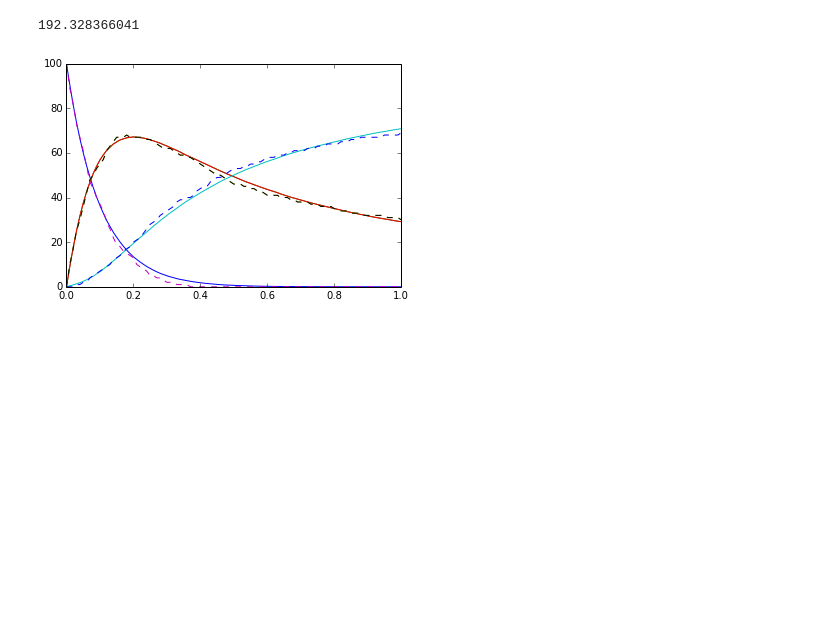
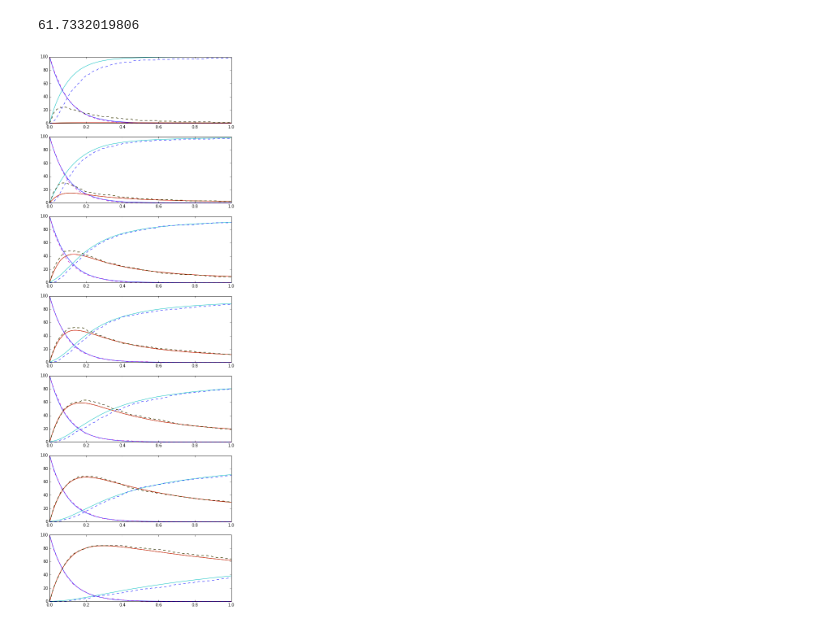
Before and after one commit to ahellander/pyurdme, a Jupyter notebook: examples/micro1/Example1.ipynb, the cells around one changed output. Drawn from its saved outputs; the diff is of its cells as text; code cells hidden in the pictures; blank space fills up the shorter version.

```diff
--- a/examples/micro1/Example1.ipynb
+++ b/examples/micro1/Example1.ipynb
@@ -62,10 +62,12 @@ class Example2(pyurdme.URDMEModel):
 
         # Geometry
         sphere = mshr.Sphere(dolfin.Point(0.0, 0.0, 0.0), (3*V/(4*pi))**0.3333333)
-        self.mesh = pyurdme.URDMEMesh(mesh=mshr.generate_mesh(sphere, 5))
-        #self.mesh = pyurdme.URDMEMesh.read_mesh('funny_geom2.msh')
+        print (3*V/(4*pi))**0.3333333
+        self.mesh = pyurdme.URDMEMesh(mesh=mshr.generate_mesh(sphere, 20))
+#         self.mesh = pyurdme.URDMEMesh.read_mesh('torus.msh')
 
-
+        self.add_subdomain(Membrane(), 2)
+        self.restrict(species=S2,subdomains=[2])
 
         # Reactions
         R1 = pyurdme.Reaction(name="R1",reactants={S1:1},products={S11:1,S12:1},massaction=True, rate=kd)
@@ -80,55 +82,51 @@ class Example2(pyurdme.URDMEModel):
         self.timespan(numpy.linspace(0,1.0,101))
 # %%
 tspan = numpy.linspace(0,1.0,101)
-kr = [5e-18,1e-19,1e-20,7e-21,3.5e-12,2e-21,5e-22]
+kr = [5e-18,1e-19,1e-20,7e-21,3.5e-21,2e-21,5e-22]
 micro = []
 for i in range(1,8):
     micro.append(numpy.loadtxt('microres'+str(i)+'.txt',delimiter=' '))
-
-
-#micro1 = numpy.loadtxt('microres1.txt',delimiter=' ')
-#micro2 = numpy.loadtxt('microres2.txt',delimiter=' ')
-#micro3 = numpy.loadtxt('microres3.txt',delimiter=' ')
-#micro4 = numpy.loadtxt('microres4.txt',delimiter=' ')
-#micro5 = numpy.loadtxt('microres5.txt',delimiter=' ')
-#micro6 = numpy.loadtxt('microres6.txt',delimiter=' ')
-#micro7 = numpy.loadtxt('microres7.txt',delimiter=' ')
 # %%
 #solver._write_mesh_file("spheremesh.h5")
 #solver.serialize("urdmeinputesphere.mat")
+# %%
+num_traj = 10
+nspecies = 4
 # %%
-kindex = 5
-num_traj = 5
-
-nspecies = 4
-
-model = Example2(kr=kr[kindex])
-solver = microsolver.MMMSSolver(model)
-
 timem1 = time.time()
 res = []
-Sout = []
-for i in range(0,num_traj):
-    temp = solver.run()
-    if(i==0):
-        for j in range(0,nspecies):
-            Sout.append(temp.get_summary_statistic(j))
-    else:
-        for j in range(0,nspecies):
-            Sout[j] = Sout[j]+temp.get_summary_statistic(j)
 
-for j in range(0,nspecies):
-    Sout[j] = Sout[j]/num_traj
+mmms = []
+for k in range(0,len(kr)):
+    model = Example2(kr=kr[k])
+    solver = microsolver.MMMSSolver(model)
+    Sout = []
+    for i in range(0,num_traj):
+        temp = solver.run()
+        if(i==0):
+            for j in range(0,nspecies):
+                Sout.append(temp.get_summary_statistic(j))
+        else:
+            for j in range(0,nspecies):
+                Sout[j] = Sout[j]+temp.get_summary_statistic(j)
+
+    for j in range(0,nspecies):
+        Sout[j] = Sout[j]/num_traj
+
+    mmms.append(Sout)
 
 timem2 = time.time()
 print timem2-timem1
-
-
-plt.plot(tspan,micro[kindex])
-
-for i in range(0,4):
-    plt.plot(tspan,Sout[i],linestyle='--')
 # %% [output]
-192.328366041
+61.7332019806
-[figure, removed]
+# %%
+f, axs = plt.subplots(len(kr), 1,figsize=(8,24))
+for i in range(0,len(kr)):
+    axs[i].plot(tspan,micro[i])
+
+for j in range(0,len(kr)):
+    for i in range(0,nspecies):
+        axs[j].plot(tspan,mmms[j][i],linestyle='--')
+# %% [output]
+[figure, added]
 # %%
```
Also changed, not shown: parts of 10 cells of this notebook, 10 other files.
